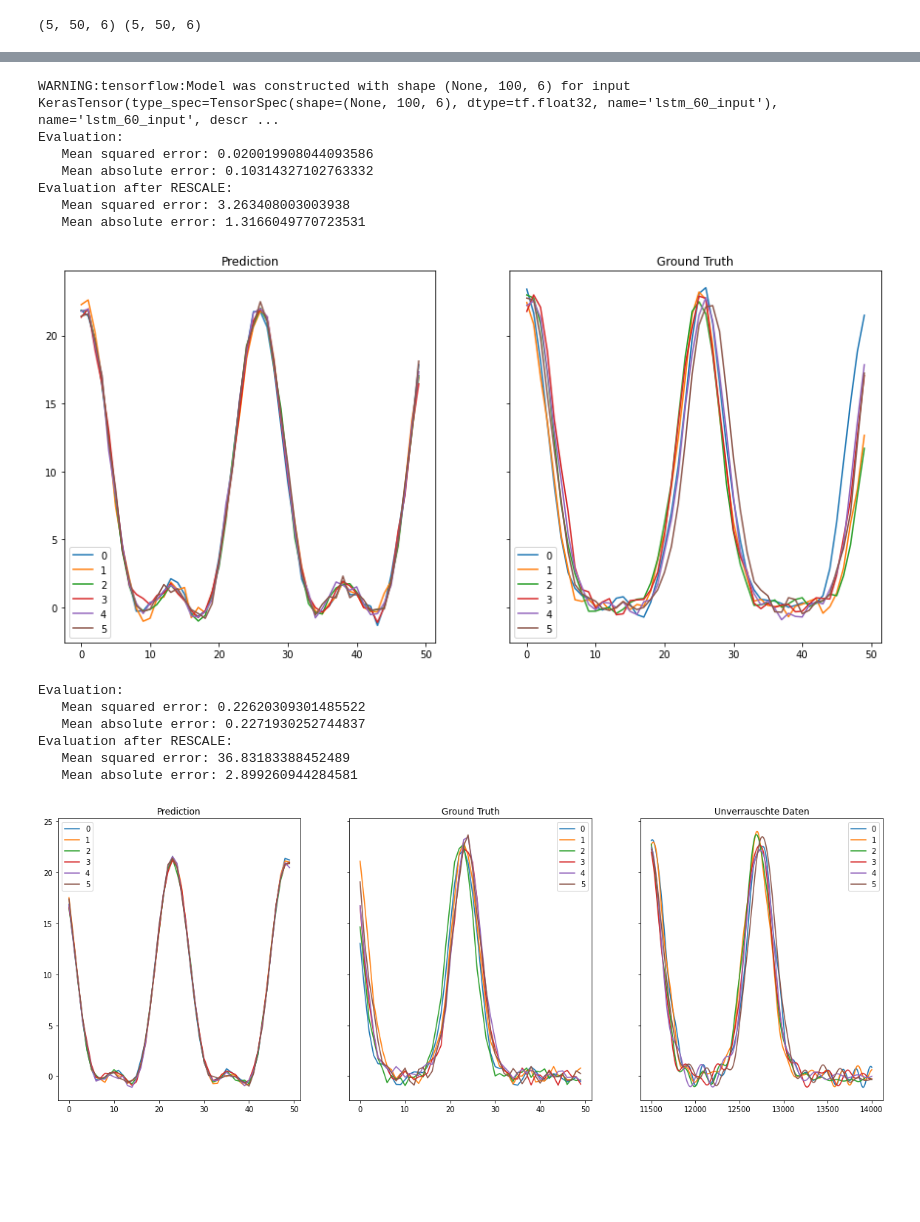
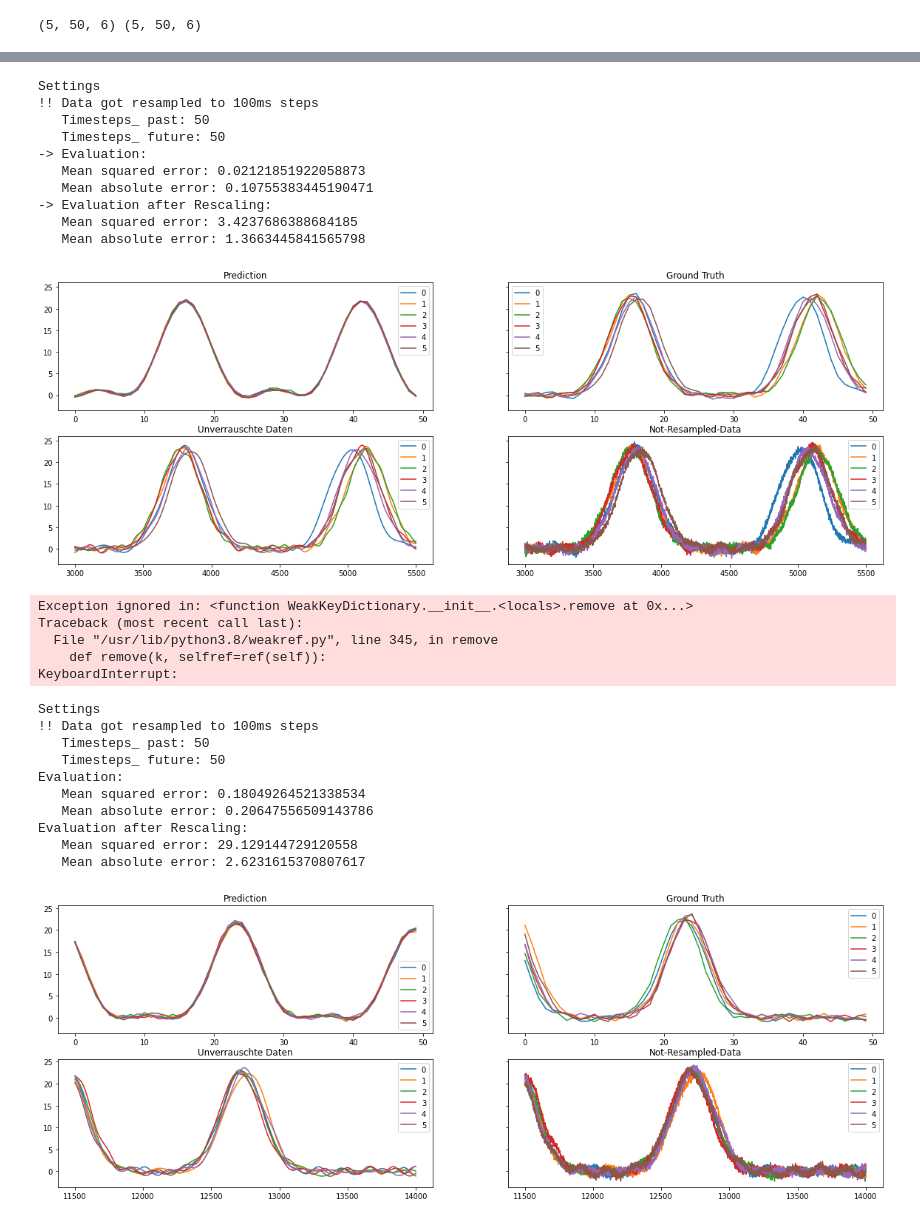
Before and after one commit to marius-mm/TimeSeries, a Jupyter notebook: Notebooks/matlabExample.ipynb, the cells around one changed output, grey strips where cells are left out. Saved outputs shown, nothing was run; the diff lists cells and outputs as text; code cells hidden in the pictures; blank space fills up the shorter version.

Commit message:
working with resample 100ms

```diff
--- a/Notebooks/matlabExample.ipynb
+++ b/Notebooks/matlabExample.ipynb
@@ -28,7 +28,7 @@ for index_example in range(100):
 # %%
 data_U = []
 for dat in signal1[:6]:
-    data.append(dat["U"])
+    data_U.append(dat["U"])
 dataList_U = []
 for index_example in range(100):
     frame = pd.DataFrame()
@@ -121,7 +122,7 @@ Timesteps_future = 50
 X_train = []
 y_train = []
 for df in dataList[:95]:
-    df = df[:-50]
+    #df = df[:-50]
     X, y, train_shifted = getXandY(df)
     for i in range(len(X)):
         X_train.append(X[i])
@@ -223,53 +224,80 @@ Epoch 2/2
 # %%
 predictions = model.predict(X_test)
 predictions_rescaled  = scaler_y.inverse_transform(predictions.reshape(-1, predictions.shape[-1])).reshape(predictions.shape)
 from sklearn.metrics import mean_squared_error, mean_absolute_error
 i = 1
-print("Evaluation:")
+
+print("Settings")
+print("!! Data got resampled to 100ms steps")
+print("   Timesteps_ past: {}".format(Timesteps_past))
+print("   Timesteps_ future: {}".format(Timesteps_future))
+print("-> Evaluation:")
 print('   Mean squared error: {}'.format(mean_squared_error(predictions[i], y_test[i])))
 print('   Mean absolute error: {}'.format(mean_absolute_error(predictions[i], y_test[i])))
-print("Evaluation after RESCALE:")
+print("-> Evaluation after Rescaling:")
 print('   Mean squared error: {}'.format(mean_squared_error(predictions_rescaled[i], y_test_original[i])))
 print('   Mean absolute error: {}'.format(mean_absolute_error(predictions_rescaled[i], y_test_original[i])))
 for i in range(1):
-    f, (ax1, ax2) = plt.subplots(1, 2, sharey=True,figsize=(15,7))
-    pd.DataFrame(predictions_rescaled[i]).plot(ax = ax1)
-    pd.DataFrame(y_test_original[i]).plot(ax=ax2)
+    f, ((ax1, ax2),( ax3,ax4)) = plt.subplots(2, 2, sharey=True,figsize=(20,7))
+    pd.DataFrame(predictions_rescaled[10]).plot(ax = ax1)
+    pd.DataFrame(y_test_original[10]).plot(ax=ax2)
+    pd.DataFrame(dataList_U[95][3000:5500]).plot(ax=ax3)
+    pd.DataFrame(dataList[95][3000:5500]).plot(ax=ax4)
     ax1.title.set_text('Prediction')
     ax2.title.set_text('Ground Truth')
+    ax3.title.set_text('Unverrauschte Daten')
+    ax4.title.set_text('Not-Resampled-Data')
 # %% [output]
-WARNING:tensorflow:Model was constructed with shape (None, 100, 6) for input KerasTensor(type_spec=TensorSpec(shape=(None, 100, 6), dtype=tf.float32, name='lstm_60_input'), name='lstm_60_input', descr ...
-Evaluation:
-   Mean squared error: 0.020019908044093586
-   Mean absolute error: 0.10314327102763332
-Evaluation after RESCALE:
-   Mean squared error: 3.263408003003938
-   Mean absolute error: 1.3166049770723531
+Settings
+!! Data got resampled to 100ms steps
+   Timesteps_ past: 50
+   Timesteps_ future: 50
+-> Evaluation:
+   Mean squared error: 0.02121851922058873
+   Mean absolute error: 0.10755383445190471
+-> Evaluation after Rescaling:
+   Mean squared error: 3.4237686388684185
+   Mean absolute error: 1.3663445841565798
-[figure, old version]
+[figure, new version]
 # %%
 predictions = model.predict(X_valid)
 predictions_rescaled  = scaler_y.inverse_transform(predictions.reshape(-1, predictions.shape[-1])).reshape(predictions.shape)
 from sklearn.metrics import mean_squared_error, mean_absolute_error
 i = 3
+print("Settings")
+print("!! Data got resampled to 100ms steps")
+print("   Timesteps_ past: {}".format(Timesteps_past))
+print("   Timesteps_ future: {}".format(Timesteps_future))
 print("Evaluation:")
 print('   Mean squared error: {}'.format(mean_squared_error(predictions[i], y_valid[i])))
 print('   Mean absolute error: {}'.format(mean_absolute_error(predictions[i], y_valid[i])))
-print("Evaluation after RESCALE:")
+print("Evaluation after Rescaling:")
 print('   Mean squared error: {}'.format(mean_squared_error(predictions_rescaled[i], y_valid_original[i])))
 print('   Mean absolute error: {}'.format(mean_absolute_error(predictions_rescaled[i], y_valid_original[i])))
 for i in range(1):
-    f, (ax1, ax2, ax3) = plt.subplots(1, 3, sharey=True,figsize=(20,7))
+    f, ((ax1, ax2),( ax3,ax4)) = plt.subplots(2, 2, sharey=True,figsize=(20,7))
     pd.DataFrame(predictions_rescaled[i]).plot(ax = ax1)
     pd.DataFrame(y_valid_original[i]).plot(ax=ax2)
-    pd.DataFrame(dataList_U[i][-2500:]).plot(ax=ax3)
+    pd.DataFrame(dataList_U[96+i][-2500:]).plot(ax=ax3)
+    pd.DataFrame(dataList[96+i][-2500:]).plot(ax=ax4)
     ax1.title.set_text('Prediction')
     ax2.title.set_text('Ground Truth')
     ax3.title.set_text('Unverrauschte Daten')
+    ax4.title.set_text('Not-Resampled-Data')
 # %% [output]
-Evaluation:
-   Mean squared error: 0.22620309301485522
-   Mean absolute error: 0.2271930252744837
-Evaluation after RESCALE:
-   Mean squared error: 36.83183388452489
-   Mean absolute error: 2.899260944284581
+Exception ignored in: <function WeakKeyDictionary.__init__.<locals>.remove at 0x...>
+Traceback (most recent call last):
+  File "/usr/lib/python3.8/weakref.py", line 345, in remove
+    def remove(k, selfref=ref(self)):
+KeyboardInterrupt:
+Settings
+!! Data got resampled to 100ms steps
+   Timesteps_ past: 50
+   Timesteps_ future: 50
+Evaluation:
+   Mean squared error: 0.18049264521338534
+   Mean absolute error: 0.20647556509143786
+Evaluation after Rescaling:
+   Mean squared error: 29.129144729120558
+   Mean absolute error: 2.6231615370807617
-[figure, old version]
+[figure, new version]
```
Also changed, not shown: parts of 4 cells of this notebook.
